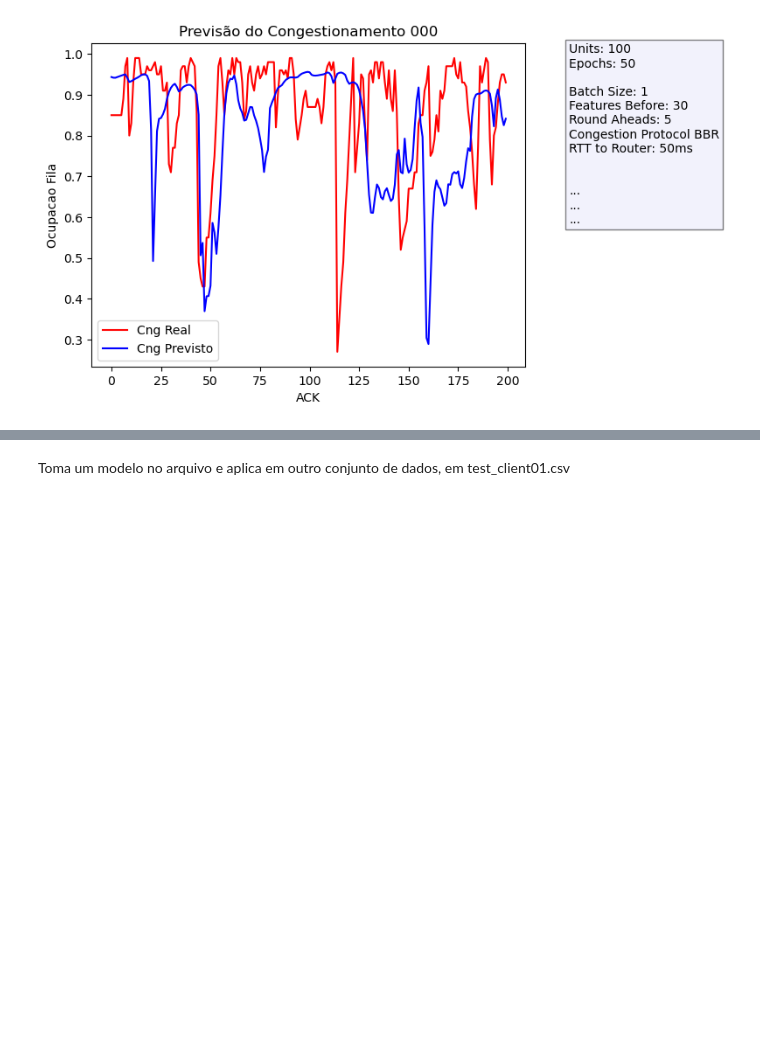
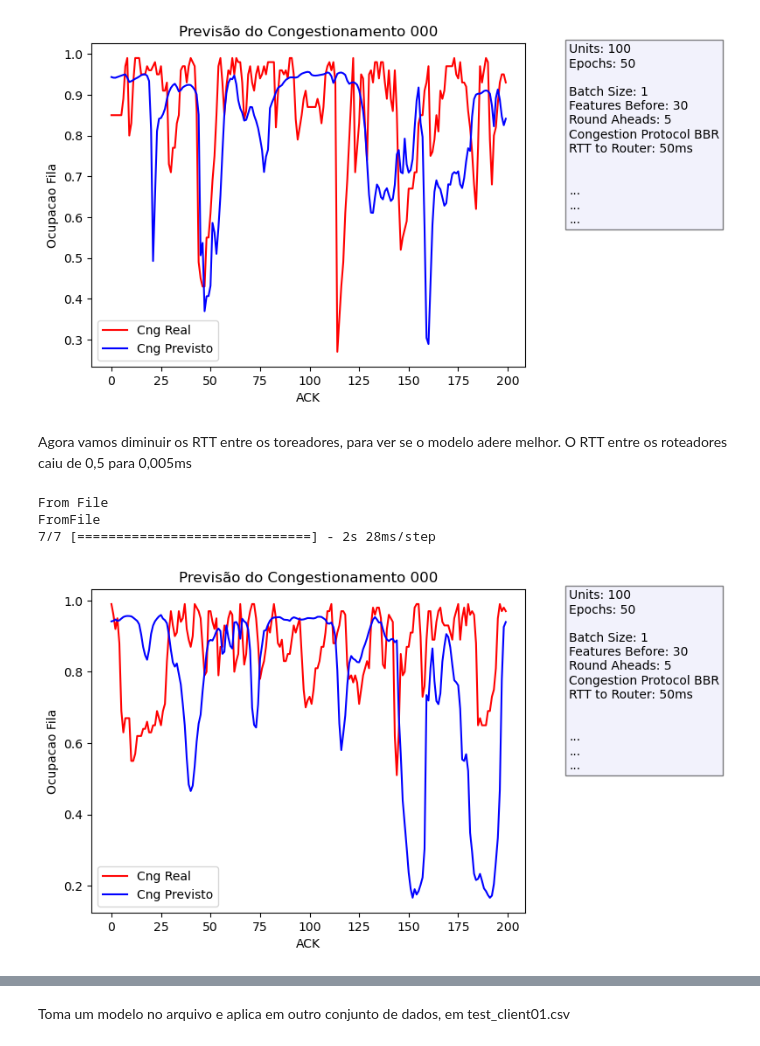
Before and after one commit to reisdout/FederatedColab, a Jupyter notebook: federated_network_5ACK.ipynb, the cells around one changed output, grey strips where cells are left out. Drawn from its saved outputs; the diff is of its cells as text; code cells hidden in the pictures; blank space fills up the shorter version.

Commit message:
Testes de aderencia no BBR e criação de notebook com NewReno

```diff
--- a/federated_network_5ACK.ipynb
+++ b/federated_network_5ACK.ipynb
@@ -1505,3 +1505,24 @@ From File
 FromFile
 7/7 [==============================] - 3s 29ms/step
 [figure]
+# %% [markdown]
+Agora vamos diminuir os RTT entre os toreadores, para ver se o modelo adere melhor. O RTT entre os roteadores caiu de 0,5 para 0,005ms
+# %%
+description = "40, 20 longos (4GB), 10 Very Short (10KB) e 10 Short (100KB), entrando no terço final da simulação"+"\n"
+description =description + "Topologia: Parking Lot (1000MB entre os terminias e os roteadores , 1MB de bottleneck), RTT Terminal base 0,5ms; RTT servidor 10ms; RTT1=5ms; salto RTT= 5ms.\n"
+description =description + "Tempo de Simulação:60min.\n"
+description = description+ "Este experimento visa medir a aderência do modelo gerado na dumbell do experimento anterior na parkinglot aqui descrita\n"
+description = description+ "Sendo assim, o test_client01 foi originado com dados levantados da parkinglot, que serão previstos pelos pesos treinados com os dados da dumbell anterior.\n"
+description = description+ "Na topologia considerada, ajustou-se os RTT entre os roteadores de 0,005ms, pois com roteadores, o processamento da fila faz com que demore mais.\n"
+#description = description+ ".\n"
+
+EvalueteModelLevarage(parPreviousExpTime="Mon_May_15_19_39_17_2023",
+                      parPreviousTrainingExpDir="./Exp_0000011/Mon_May_15_19_39_17_2023/",
+                      parPreviousTrainingPath="./Exp_0000011/training_client01.csv",
+                      parPathTestFromAnotherTopology="./Exp_0000011/test_client01.csv",
+                      parExpDescription=description)
+# %% [output]
+From File
+FromFile
+7/7 [==============================] - 2s 28ms/step
+[figure, added]
```
Also changed, not shown: parts of 5 cells of this notebook, 12 other files.
